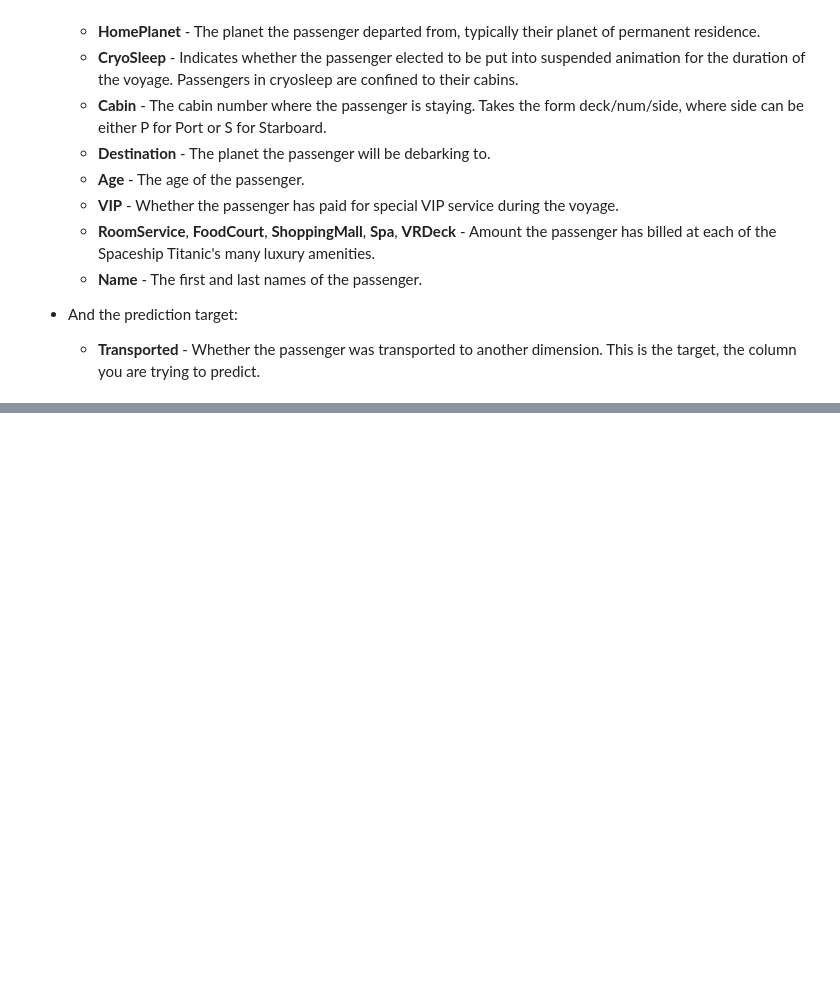
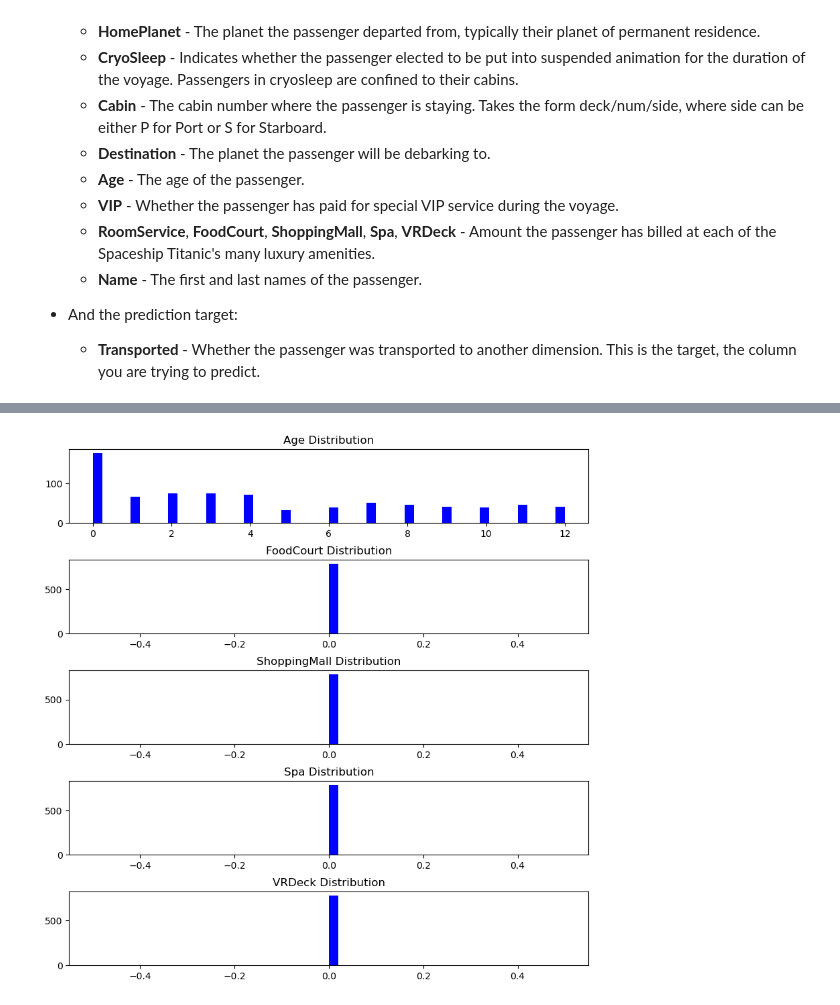
Before and after one commit to johlys/INF367, a Jupyter notebook: main_notebook.ipynb, the cells around one changed output, grey strips where cells are left out. Cells and saved outputs as stored; diff of their text form; code cells hidden in the pictures; blank space fills up the shorter version.

```diff
--- a/main_notebook.ipynb
+++ b/main_notebook.ipynb
@@ -64,0 +151,24 @@ memory usage: 891.5+ KB
+# %%
+fig, ax = plt.subplots(5, 1, figsize=(10, 10))
+plt.subplots_adjust(hspace=0.5)  # adjust vertical spacing as needed
+
+# Looking at the numerical distribution
+ax[0].hist(train['Age'][train['Age'] < 13].dropna(), bins=50, color='b')
+ax[0].set_title('Age Distribution')
+
+ax[1].hist(train['FoodCourt'][train['Age'] < 13].dropna(), bins=50, color='b')
+ax[1].set_title('FoodCourt Distribution')
+
+ax[2].hist(train['ShoppingMall'][train['Age'] < 13].dropna(), bins=50, color='b')
+ax[2].set_title('ShoppingMall Distribution')
+
+ax[3].hist(train['Spa'][train['Age'] < 13].dropna(), bins=50, color='b')
+ax[3].set_title('Spa Distribution')
+
+ax[4].hist(train['VRDeck'][train['Age'] < 13].dropna(), bins=50, color='b')
+ax[4].set_title('VRDeck Distribution')
+
+
+plt.show()
+# %% [output]
+[figure, added]
```
Also changed, not shown: parts of 12 cells of this notebook.
